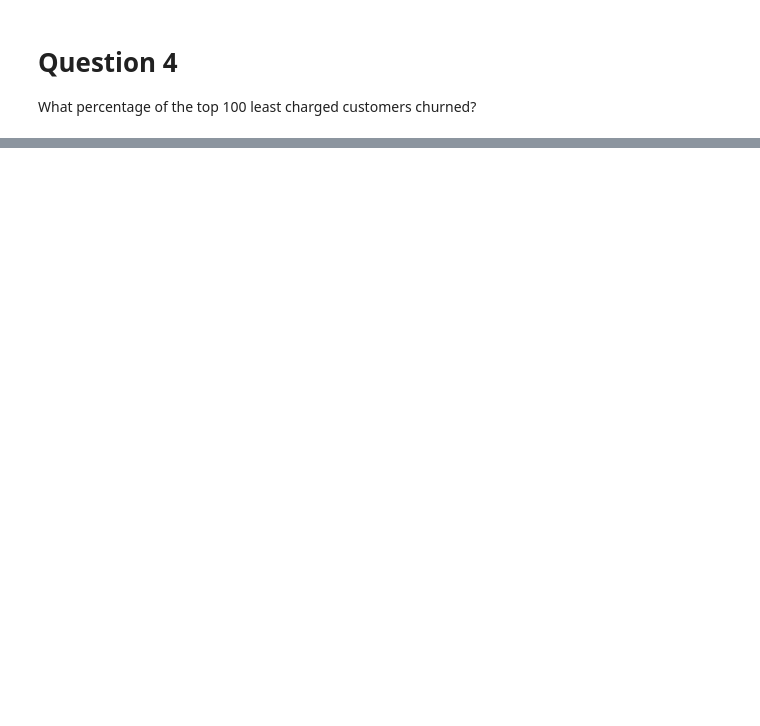
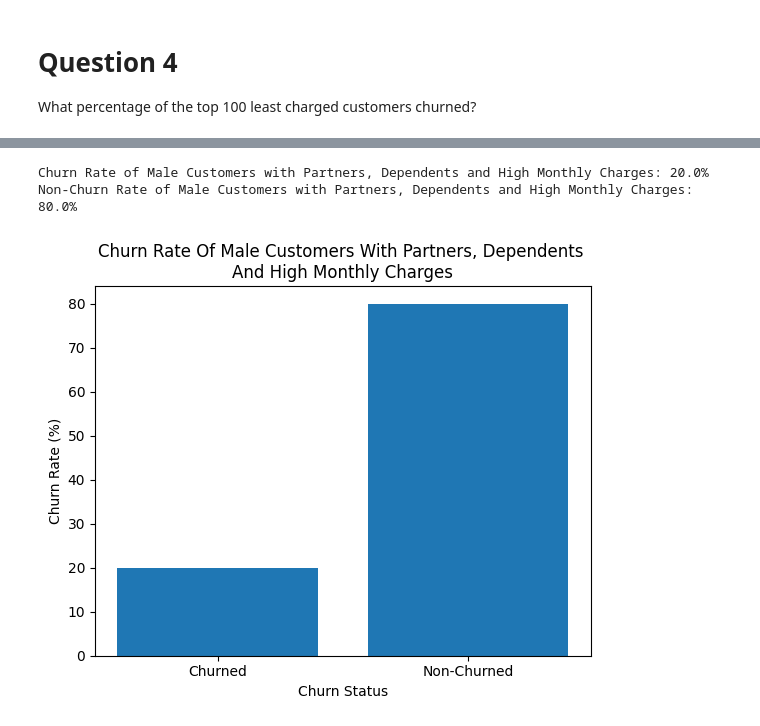
Before and after one commit to iameberedavid/Telco-Churn-Analysis, a Jupyter notebook: Jupyter Notebook.ipynb, the cells around one changed output, grey strips where cells are left out. Cells and saved outputs as stored; diff of their text form; code cells hidden in the pictures; blank space fills up the shorter version.

```diff
--- a/Jupyter Notebook.ipynb
+++ b/Jupyter Notebook.ipynb
@@ -896,0 +703,28 @@ plt.show()
+# %%
+# Filter the data to include only male customers with partners and dependents and high monthly charges
+filtered_train_data = train_data[(train_data['gender'] == 'Male') & (train_data['Partner'] == 'Yes') & (train_data['Dependents'] == 'Yes') & (train_data['MonthlyCharges'] > 100)]
+
+# Calculate the churn rate.
+rate_churned = filtered_train_data[filtered_train_data['Churn'] == 1].shape[0]/len(filtered_train_data) * 100
+
+# Calculate the non-churn rate.
+rate_non_churned = filtered_train_data[filtered_train_data['Churn'] == 0].shape[0]/len(filtered_train_data) * 100
+
+# Display the result
+print(f'Churn Rate of Male Customers with Partners, Dependents and High Monthly Charges: {rate_churned}%')
+print(f'Non-Churn Rate of Male Customers with Partners, Dependents and High Monthly Charges: {rate_non_churned}%')
+
+# Create a bar plot to visualize the churn rate and non-churn rate.
+labels = ['Churned', 'Non-Churned']
+charges = [rate_churned, rate_non_churned]
+
+# Plot the churn rate of male customers with partners, dependents and high monthly charges
+plt.bar(labels, charges)
+plt.xlabel('Churn Status')
+plt.ylabel('Churn Rate (%)')
+plt.title('Churn Rate Of Male Customers With Partners, Dependents \nAnd High Monthly Charges')
+plt.show()
+# %% [output]
+Churn Rate of Male Customers with Partners, Dependents and High Monthly Charges: 20.0%
+Non-Churn Rate of Male Customers with Partners, Dependents and High Monthly Charges: 80.0%
+[figure, added]
```
Also changed, not shown: parts of 49 cells of this notebook.
